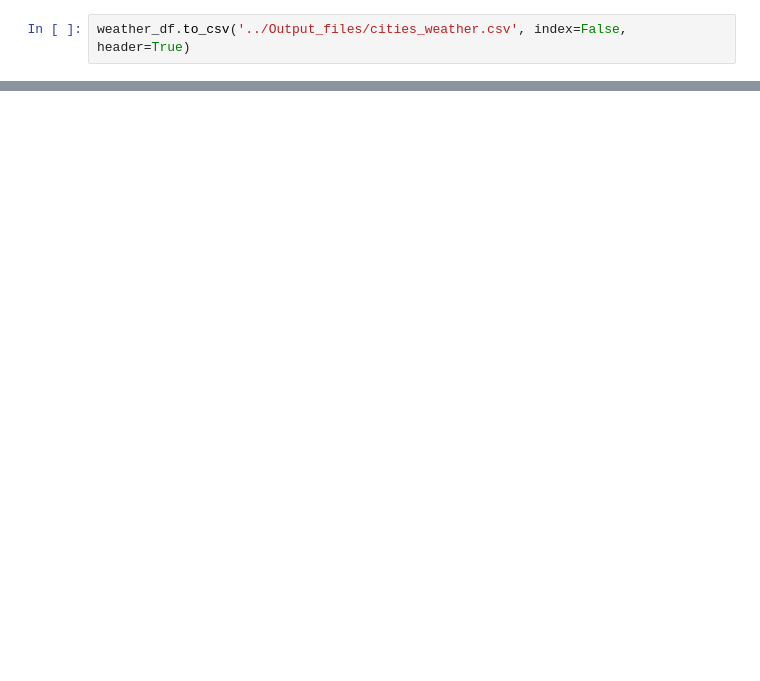
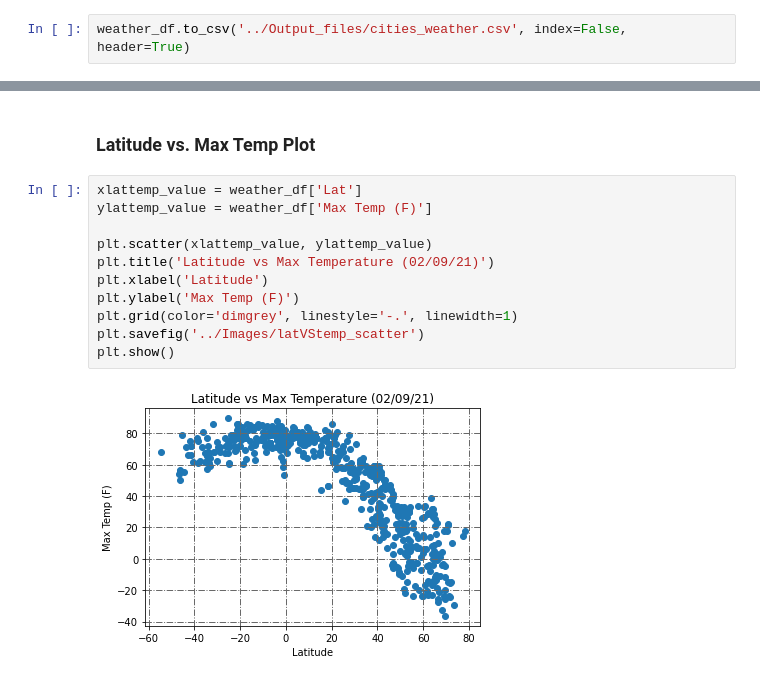
Before and after one commit to chiiliensun/PythonAPIs, a Jupyter notebook: WeatherPy/WeatherPy_code.ipynb, the cells around one changed output, grey strips where cells are left out. Cells and saved outputs as stored; diff of their text form; blank space fills up the shorter version.

Commit message:
scatter plots completed

```diff
--- a/WeatherPy/WeatherPy_code.ipynb
+++ b/WeatherPy/WeatherPy_code.ipynb
@@ -203,0 +204,15 @@ array([ 75,  90,  73,  77,  72,  84,  82,  91,  86,  69,  87,  94,  80,
+# %% [markdown]
+###  Latitude vs. Max Temp Plot
+# %%
+xlattemp_value = weather_df['Lat']
+ylattemp_value = weather_df['Max Temp (F)']
+
+plt.scatter(xlattemp_value, ylattemp_value)
+plt.title('Latitude vs Max Temperature (02/09/21)')
+plt.xlabel('Latitude')
+plt.ylabel('Max Temp (F)')
+plt.grid(color='dimgrey', linestyle='-.', linewidth=1)
+plt.savefig('../Images/latVStemp_scatter')
+plt.show()
+# %% [output]
+[figure, added]
```
Also changed, not shown: parts of 19 cells of this notebook, 5 other files.
